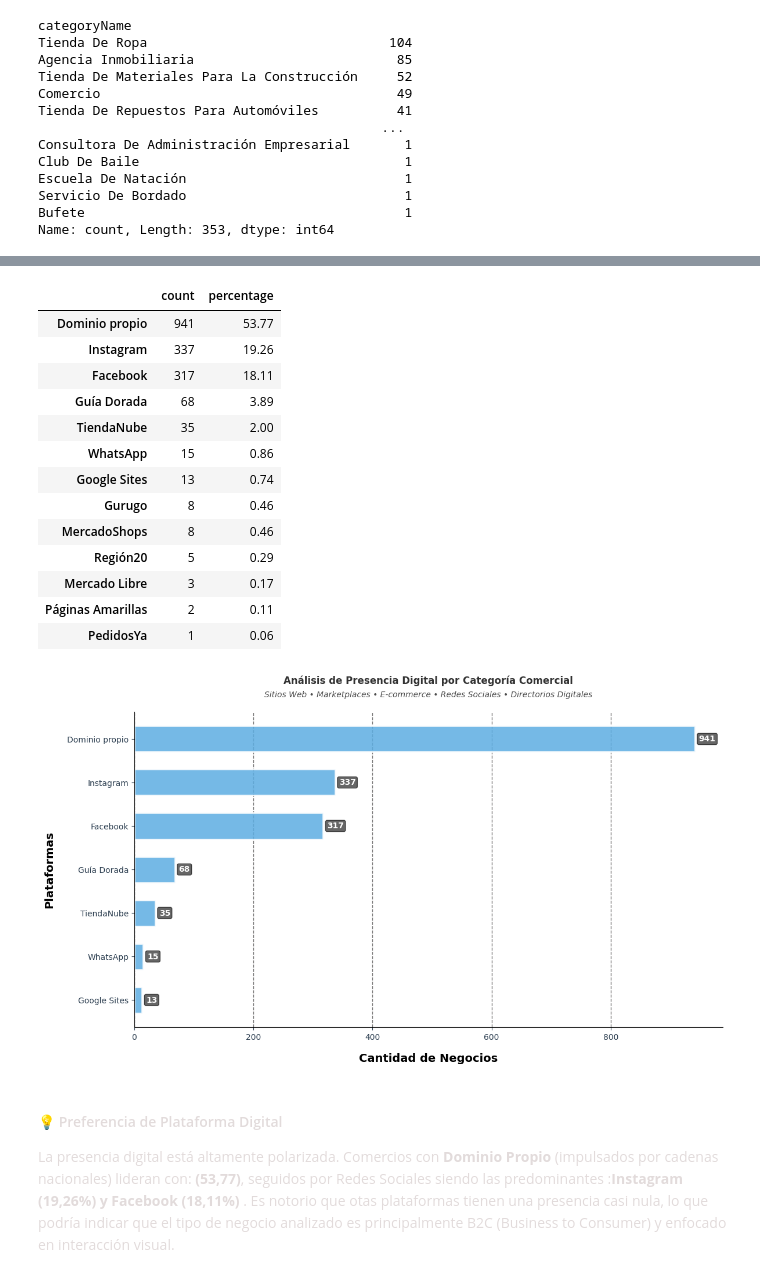
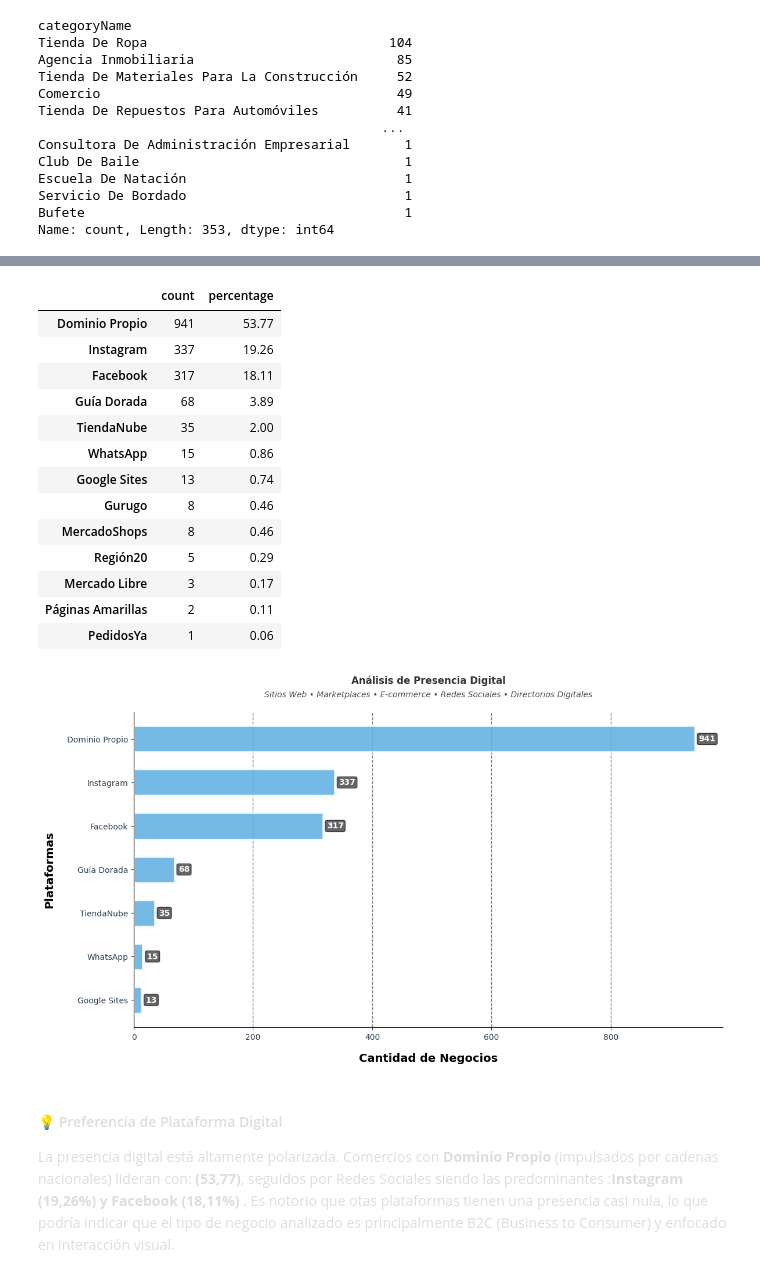
Before and after one commit to MCCastroMaluta/Portfolio-Python-es, a Jupyter notebook: Notebooks/02-EDA.ipynb, the cells around one changed output, grey strips where cells are left out. Saved outputs shown, nothing was run; the diff lists cells and outputs as text; code cells hidden in the pictures.

```diff
--- a/Notebooks/02-EDA.ipynb
+++ b/Notebooks/02-EDA.ipynb
@@ -238,0 +165,30 @@ resumen
+# %%
+total_registros = df.groupby('city').size()
+registros_incomplete = df[df['website'].str.contains('Incomplete', case=False, na=False)].groupby('city').size()
+
+# Crear tabla resumen
+resumen = pd.DataFrame({
+    'Total Comercios': total_registros,
+    'Website Incompletos': registros_incomplete,
+}).fillna(0)
+
+resumen['Website Completos'] = resumen['Total Comercios'] - resumen['Website Incompletos']
+resumen['% Completos'] = (resumen['Website Completos'] / resumen['Total Comercios'] * 100).round(2)
+resumen['% Incompletos'] = (resumen['Website Incompletos'] / resumen['Total Comercios'] * 100).round(2)
+
+resumen = resumen.sort_values('Total Comercios', ascending=False)
+
+print("ANÁLISIS DE CALIDAD DE DATOS POR CIUDAD")
+print("=" * 40)
+print(f"Dataset: {resumen['Total Comercios'].sum():,} registros en {len(resumen)} ciudades")
+print(f"Completitud global: {(resumen['Website Completos'].sum()/resumen['Total Comercios'].sum()*100):.2f}%")
+print()
+
+print("TABLA COMPLETA POR CIUDAD:")
+print("-" * 100)
+print(resumen.to_string())
+
+print(f"\nRANKING DE CIUDADES:")
+print("-" * 55)
+for i, (ciudad, row) in enumerate(resumen.iterrows(), 1):
+    print(f"{i}. {ciudad:<12} | {row['Total Comercios']:>4} registros | {row['% Completos']:>5.2f}% completos")
@@ -344,9 +389,8 @@ result = pd.Series({
     label: df['website'].str.contains(word, case=False, na=False).sum()
     for word, label in words_dict.items()
 })
-
-# Agregar dominios propios
-result["Dominio propio"] = dominio_Propio
+webs = (~df['website'].str.contains('Incomplete', case=False, na=False)).sum()
+result["Dominio Propio"] = dominio_Propio
 
 # Tabla final con porcentajes
 result_df = pd.DataFrame({
@@ -356,7 +400,7 @@ result_df = pd.DataFrame({
 result_df
 # %% [output]
 |  | count | percentage |
-| Dominio propio | 941 | 53.77 |
+| Dominio Propio | 941 | 53.77 |
 | Instagram | 337 | 19.26 |
 | Facebook | 317 | 18.11 |
 | Guía Dorada | 68 | 3.89 |
@@ -378,35 +422,35 @@ fig, ax = plt.subplots(figsize=(12, 7), facecolor='white')
 
 # Gráfico de barras horizontales
 bars = ax.barh(df_sorted.index, df_sorted["count"], color='#5DADE2',
                edgecolor='white', linewidth=2, alpha=0.85, height=0.6)
 
 # Títulos
-ax.text(0.5, 1.08, 'Análisis de Presencia Digital por Categoría Comercial',
+ax.text(0.5, 1.08, 'Análisis de Presencia Digital',
         transform=ax.transAxes, fontsize=12, ha='center', va='bottom', fontweight='bold', alpha=0.8)
 ax.text(0.5, 1.04, 'Sitios Web • Marketplaces • E-commerce • Redes Sociales • Directorios Digitales',
         transform=ax.transAxes, fontsize=10, ha='center', va='bottom', alpha=0.7, style='italic')
 
 # Etiquetas en barras
 for bar in bars:
     width = bar.get_width()
     ax.annotate(f'{int(width)}', xy=(width, bar.get_y() + bar.get_height()/2),
                 xytext=(5, 0), textcoords="offset points", ha='left', va='center',
                 fontweight='bold', fontsize=10, color='white',
                 bbox=dict(boxstyle="round,pad=0.2", facecolor='black', alpha=0.6))
 
 # Configuración de ejes y grid
 ax.set(xlabel="Cantidad de Negocios", ylabel="Plataformas")
 ax.set_xlabel("Cantidad de Negocios", fontsize=14, fontweight='bold', labelpad=15)
 ax.set_ylabel("Plataformas", fontsize=14, fontweight='bold', labelpad=15)
 ax.xaxis.grid(True, linestyle='--', alpha=0.9, color="#646363", linewidth=1)
 ax.set_axisbelow(True)
 
 # Limpieza de bordes y formato
 for spine in ['top', 'right']: ax.spines[spine].set_visible(False)
 ax.tick_params(axis='both', which='major', labelsize=10, colors='#2C3E50')
 plt.tight_layout(); plt.show()
 # %% [output]
-[figure, old version]
+[figure, new version]
 # %% [markdown]
 <div style="font-family: 'JetBrains Mono', monospace; font-size: 14px; color: #e2dbdbff; line-height: 1.6;">
 
```
Also changed, not shown: parts of 37 cells of this notebook, 1 other file.
